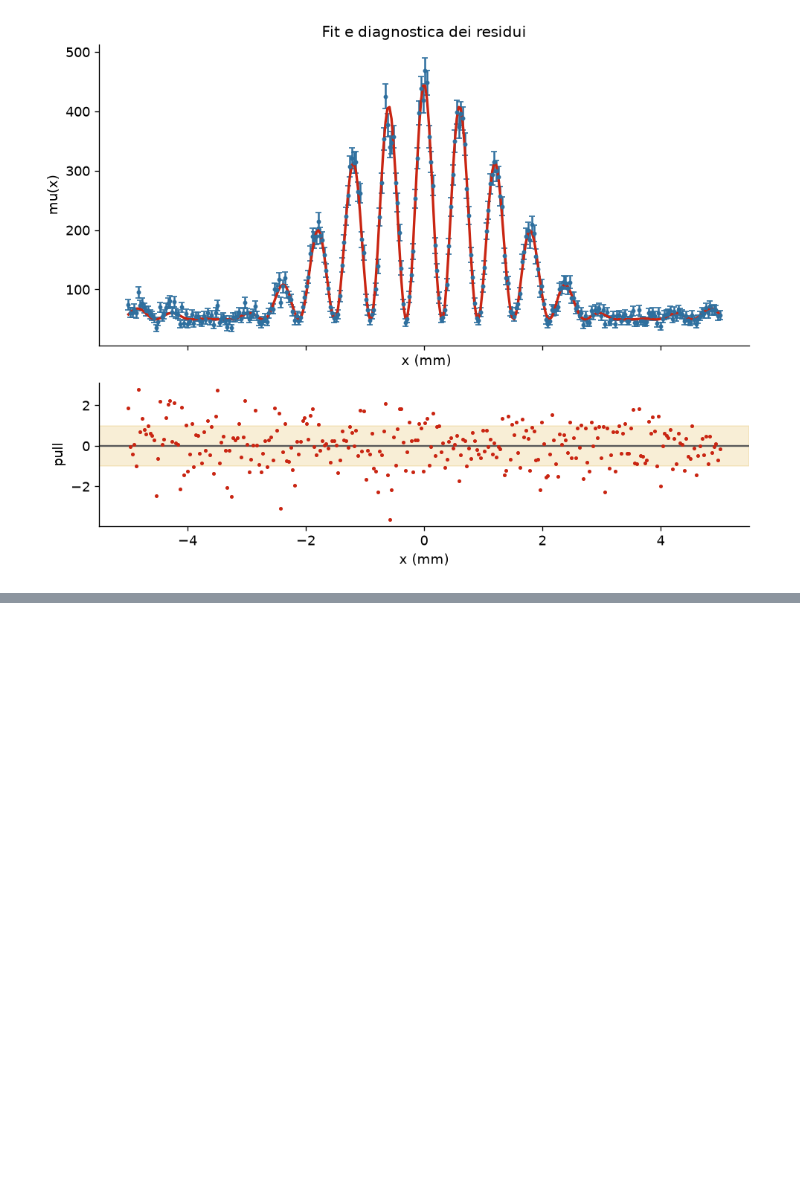
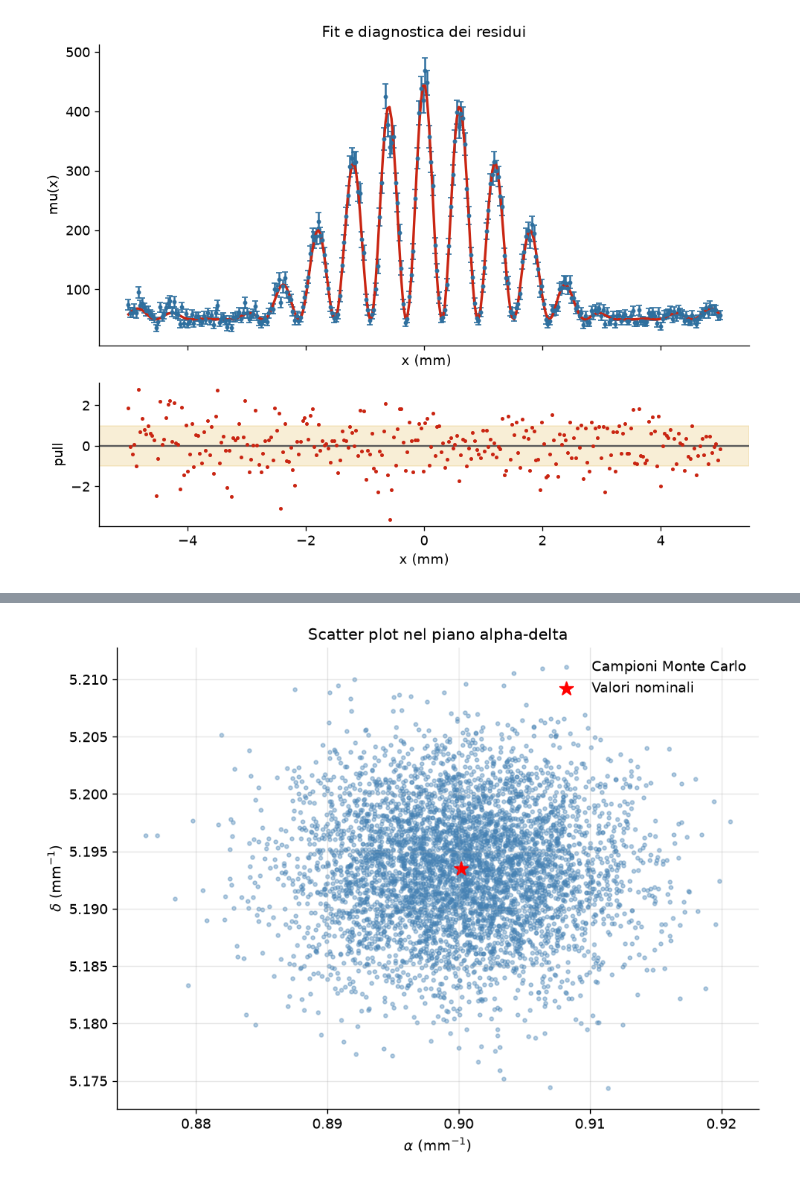
Before and after one commit to madalina-06/prova_lab, a Jupyter notebook: prova2.ipynb, the cells around one changed output, grey strips where cells are left out. Saved outputs shown, nothing was run; the diff lists cells and outputs as text; code cells hidden in the pictures; blank space fills up the shorter version.

```diff
--- a/prova2.ipynb
+++ b/prova2.ipynb
@@ -271,0 +614,41 @@ plt.show()
+# %%
+# SCATTER PLOT ALPHA-DELTA
+
+N_plot = min(5_000, len(alpha_validi))
+
+indici = rng.choice(
+    len(alpha_validi),
+    size=N_plot,
+    replace=False
+)
+
+plt.figure(figsize=(8, 6))
+
+plt.scatter(
+    alpha_validi[indici],
+    delta_validi[indici],
+    s=8,
+    alpha=0.4,
+    color="steelblue",
+    label="Campioni Monte Carlo"
+)
+
+plt.scatter(
+    alpha_fit,
+    delta_fit,
+    color="red",
+    marker="*",
+    s=120,
+    label="Valori nominali"
+)
+
+plt.xlabel(r"$\alpha$ (mm$^{-1}$)")
+plt.ylabel(r"$\delta$ (mm$^{-1}$)")
+plt.title("Scatter plot nel piano alpha-delta")
+
+plt.legend()
+plt.grid(alpha=0.3)
+plt.tight_layout()
+plt.show()
+# %% [output]
+[figure, added]
```
Also changed, not shown: parts of 5 cells of this notebook, 1 other file.
